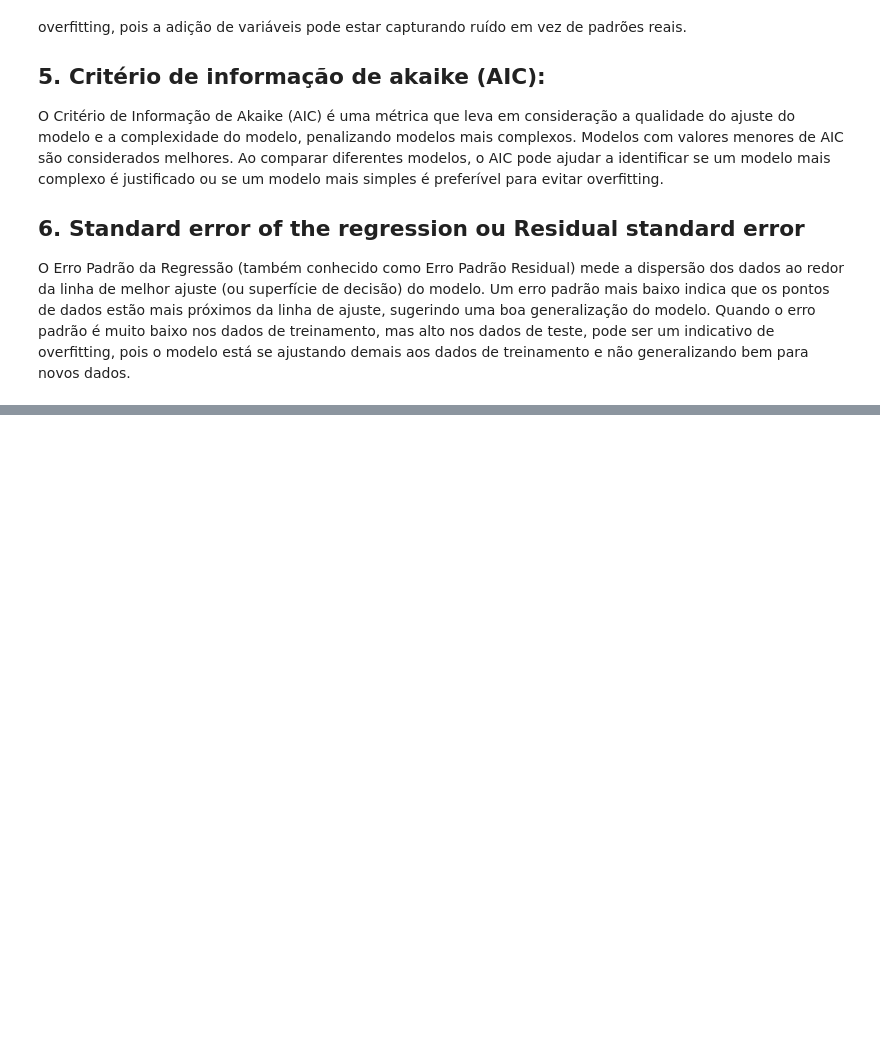
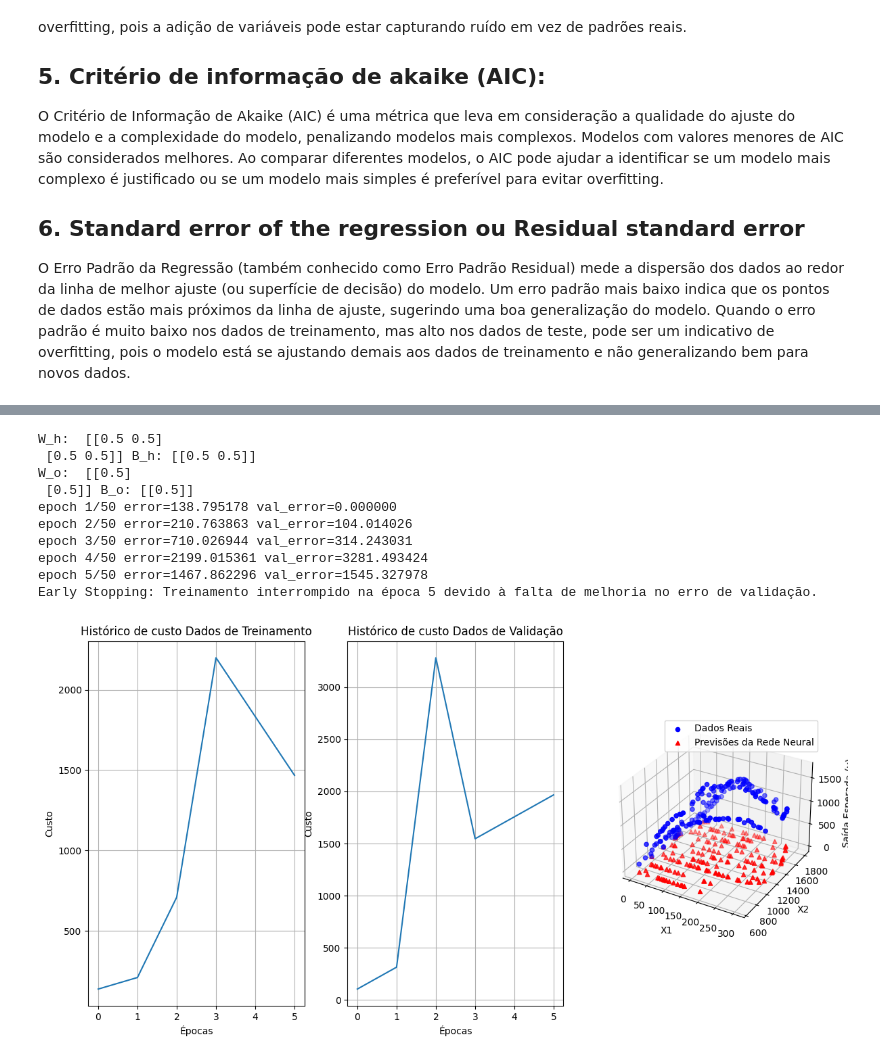
Before and after one commit to UescMecLab/Projeto-Rna, a Jupyter notebook: Fundamentos-de-RNAS/Trabalho7/Trabalho7.ipynb, the cells around one changed output, grey strips where cells are left out. Drawn from its saved outputs; the diff is of its cells as text; code cells hidden in the pictures; blank space fills up the shorter version.

```diff
--- a/Fundamentos-de-RNAS/Trabalho7/Trabalho7.ipynb
+++ b/Fundamentos-de-RNAS/Trabalho7/Trabalho7.ipynb
@@ -131,0 +345,15 @@ O Erro Padrão da Regressão (também conhecido como Erro Padrão Residual) mede
+# %%
+from sklearn.model_selection import train_test_split
+
+x1, x2, y = GetNormData()
+X = np.vstack([x1, x2]).T
+Y = np.array(y)
+# Separando os dados em conjuntos de treinamento (70%), validação (15%) e teste (15%)
+x_train, x_temp, y_train, y_temp = train_test_split(X, Y, test_size=0.3, random_state=42)
+x_val, x_test, y_val, y_test = train_test_split(x_temp, y_temp, test_size=0.5, random_state=42)
+# %%
+x1, x2, y = GetData()
+XDenorm = np.vstack([x1, x2]).T
+YDenorm = np.array(y)
+x_train_orig, x_temp_orig, y_train_orig, y_temp_orig = train_test_split(XDenorm, YDenorm, test_size=0.3, random_state=42)
+x_val_orig, x_test_orig, y_val_orig, y_test_orig = train_test_split(x_temp_orig, y_temp_orig, test_size=0.5, random_state=42)
@@ -131,0 +379,42 @@ O Erro Padrão da Regressão (também conhecido como Erro Padrão Residual) mede
+# %%
+
+def CreateNetwork(dim=2, w_h=None, b_h=None, w_o=None, b_o=None, up=True):
+    network = Network()
+    hiddenLayer = network.add(2, dim, 'tanh')
+    outputLayer = network.add(dim, 1, 'linear')
+    if (up == True):
+        updateNetwork(hiddenLayer, outputLayer, w_h, b_h, w_o, b_o)
+    print("W_h: ", (hiddenLayer.get_weights()).T, "B_h:", (hiddenLayer.get_bias()).T)
+    print("W_o: ", (outputLayer.get_weights()).T, "B_o:", (outputLayer.get_bias()).T)
+    return (network)
+
+def updateNetwork(hiddenLayer, outputLayer, w_h, b_h, w_o, b_o):
+    hiddenLayer.set_weights(w_h)
+    hiddenLayer.set_bias(b_h)
+    outputLayer.set_weights(w_o)
+    outputLayer.set_bias(b_o)
+
+def TestNetwork(network, patience=10, learning_rate=0.001, epochs=50, print_epochs=True):
+    fig = plt.figure(figsize=(14, 7))
+    network.train(x_train, y_train, epochs, learning_rate, x_val, y_val, patience, print_epochs)
+    PlotCosts(fig, network.HistCost, pos=1, label=" Dados de Treinamento")
+    PlotCosts(fig, network.HistCostVal, pos=2, label=" Dados de Validação")
+    PlotTrainingResult(fig, network)
+# %%
+net = CreateNetwork(    w_h=np.array([[0.5, 0.5], [0.5, 0.5]]),
+                        b_h=np.array([0.5 , 0.5]),
+                        w_o=np.array([[0.5, 0.5]]),
+                        b_o=np.array([0.5]))
+TestNetwork(net, patience=5)
+# %% [output]
+W_h:  [[0.5 0.5]
+ [0.5 0.5]] B_h: [[0.5 0.5]]
+W_o:  [[0.5]
+ [0.5]] B_o: [[0.5]]
+epoch 1/50 error=138.795178 val_error=0.000000
+epoch 2/50 error=210.763863 val_error=104.014026
+epoch 3/50 error=710.026944 val_error=314.243031
+epoch 4/50 error=2199.015361 val_error=3281.493424
+epoch 5/50 error=1467.862296 val_error=1545.327978
+Early Stopping: Treinamento interrompido na época 5 devido à falta de melhoria no erro de validação.
+[figure, added]
```
Also changed, not shown: parts of 16 cells of this notebook, 2 other files.
